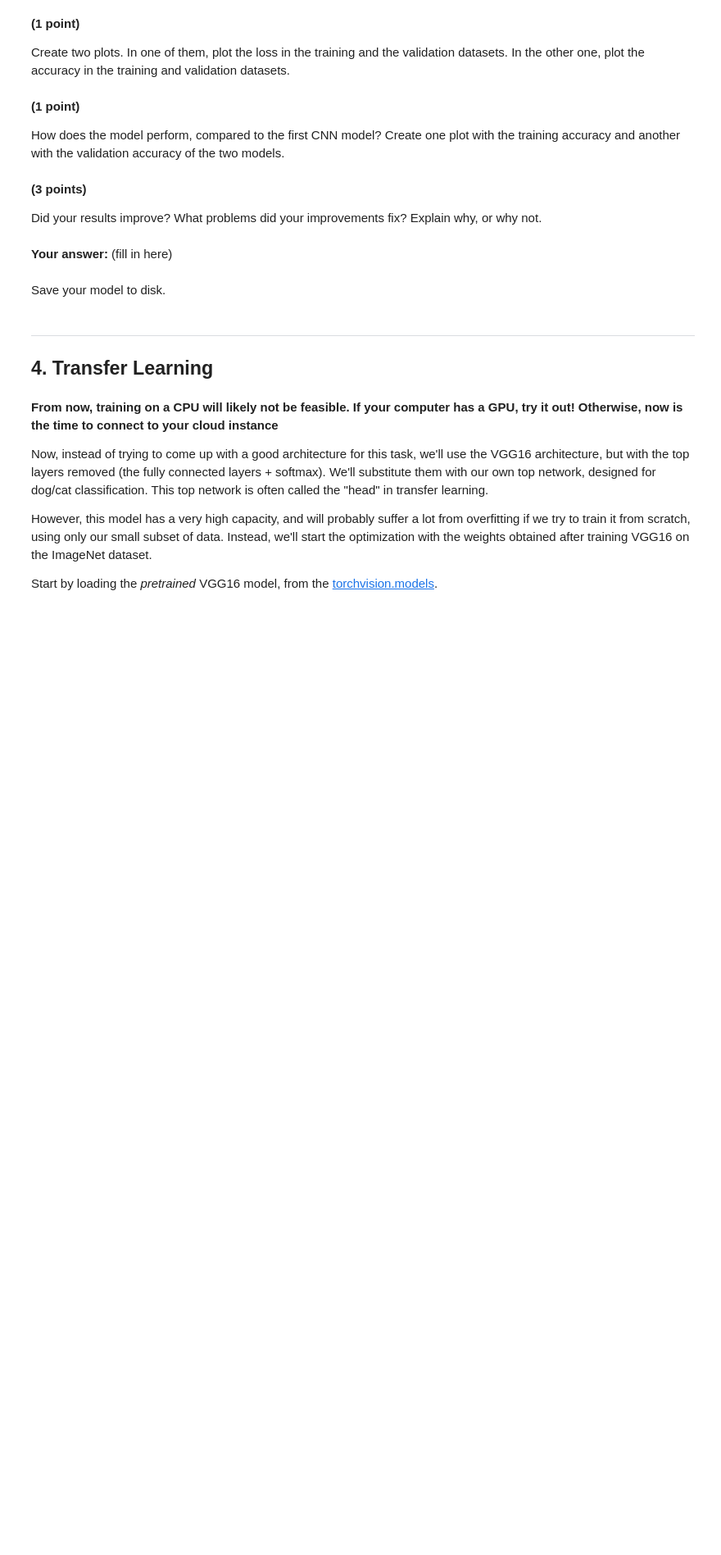
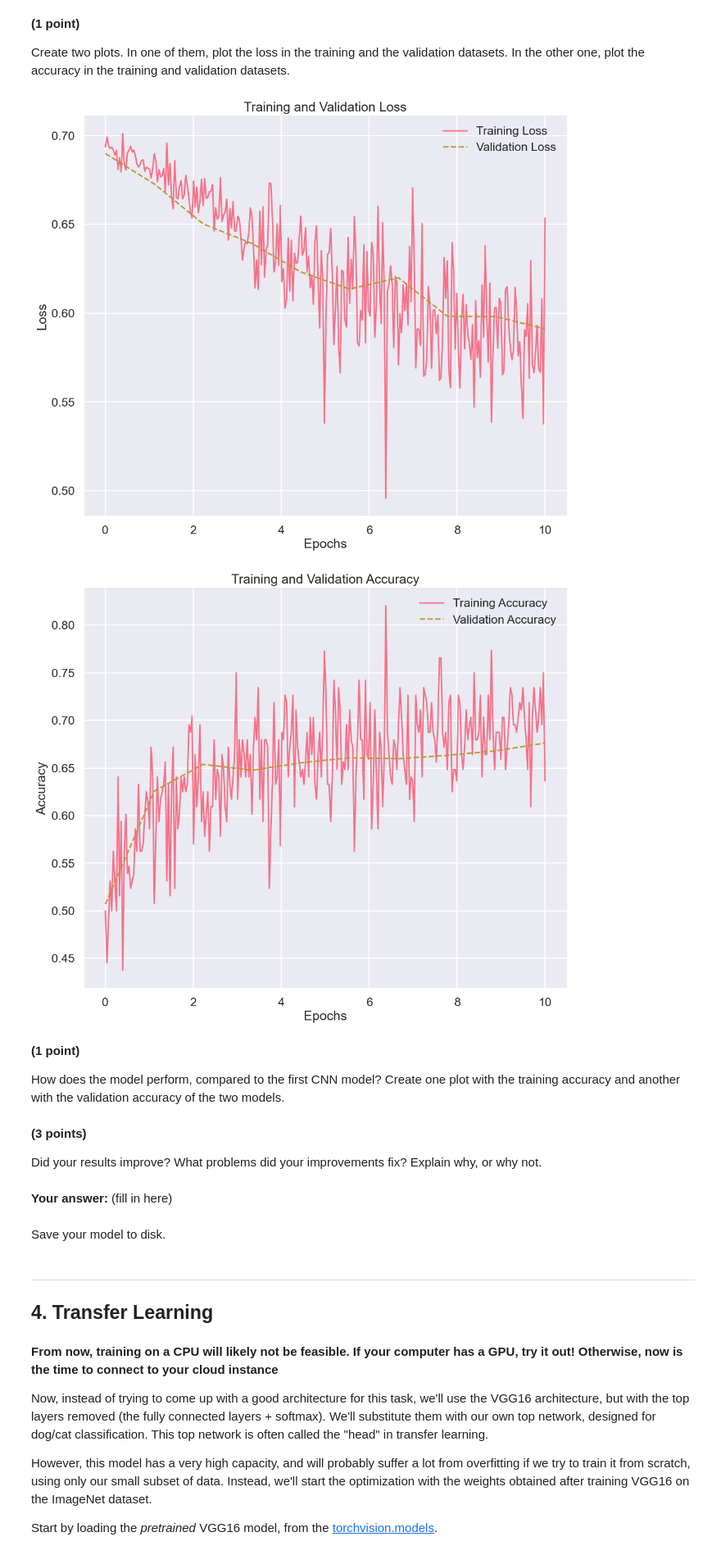
Before and after one commit to jingzhang00/deep-machine-learning, a Jupyter notebook: home-assignments/HA1/HA1.ipynb, the cells around one changed output. Shown at 82% size. Drawn from its saved outputs; the diff is of its cells as text; code cells hidden in the pictures; blank space fills up the shorter version.

```diff
--- a/home-assignments/HA1/HA1.ipynb
+++ b/home-assignments/HA1/HA1.ipynb
@@ -773,7 +787,7 @@ img_size = 64
 batch_size = 128
 print_every = 7
 num_epochs = 10
-lr = 5e-4
+lr = 5e-5
 
 transform = Compose([Resize((img_size, img_size)), ToTensor()])
 small_train = DogsCatsData(root=small_train_path, transform=transform)
@@ -788,14 +802,14 @@ valid_loader = DataLoader(val, batch_size=batch_size, shuffle=False)
 
 model_im = ImprovedCnn(img_size=img_size)
 criterion = nn.BCELoss()
-optimizer = optim.Adam(model.parameters(), lr=lr)
+optimizer = optim.Adam(model_im.parameters(), lr=lr)
 train_losses = []
 val_losses = []
 train_loader = small_train
 val_loader = small_val
 
 model_im, train_losses_im, train_accs_im, val_losses_im, val_accs_im = training_loop(
-    model=model,
+    model=model_im,
     optimizer=optimizer,
     loss_fn=criterion,
     train_loader=small_train_loader,
@@ -829,24 +842,28 @@ Create two plots. In one of them, plot the loss in the training and the validati
 # %%
 # YOUR CODE HERE
 
 sns.set_context("talk")
 sns.set_palette("husl")
 
 def visual(train, val, test_name):
     plt.figure(figsize=(12, 10))
-    train_x = np.linspace(0, 1, len(train))
-    val_x = np.linspace(0, 1, len(val))
+    train_x = np.linspace(0, num_epochs, len(train))
+    val_x = np.linspace(0, num_epochs, len(val))
     plt.plot(train_x, train, label=f'Training {test_name}', linewidth=2, linestyle='-')
     plt.plot(val_x, val, label=f'Validation {test_name}', linewidth=2, linestyle='--')
     plt.legend(frameon=False)
     plt.title(f'Training and Validation {test_name}')
     plt.xlabel('Epochs')
     plt.ylabel(test_name)
     sns.despine()
     plt.show()
 
+
 visual(train_losses_im, val_losses_im, 'Loss')
 visual(train_accs_im, val_accs_im, 'Accuracy')
+# %% [output]
+[figure, added]
+[figure, added]
 # %% [markdown]
 **(1 point)**
 
```
Also changed, not shown: parts of 6 cells of this notebook.
